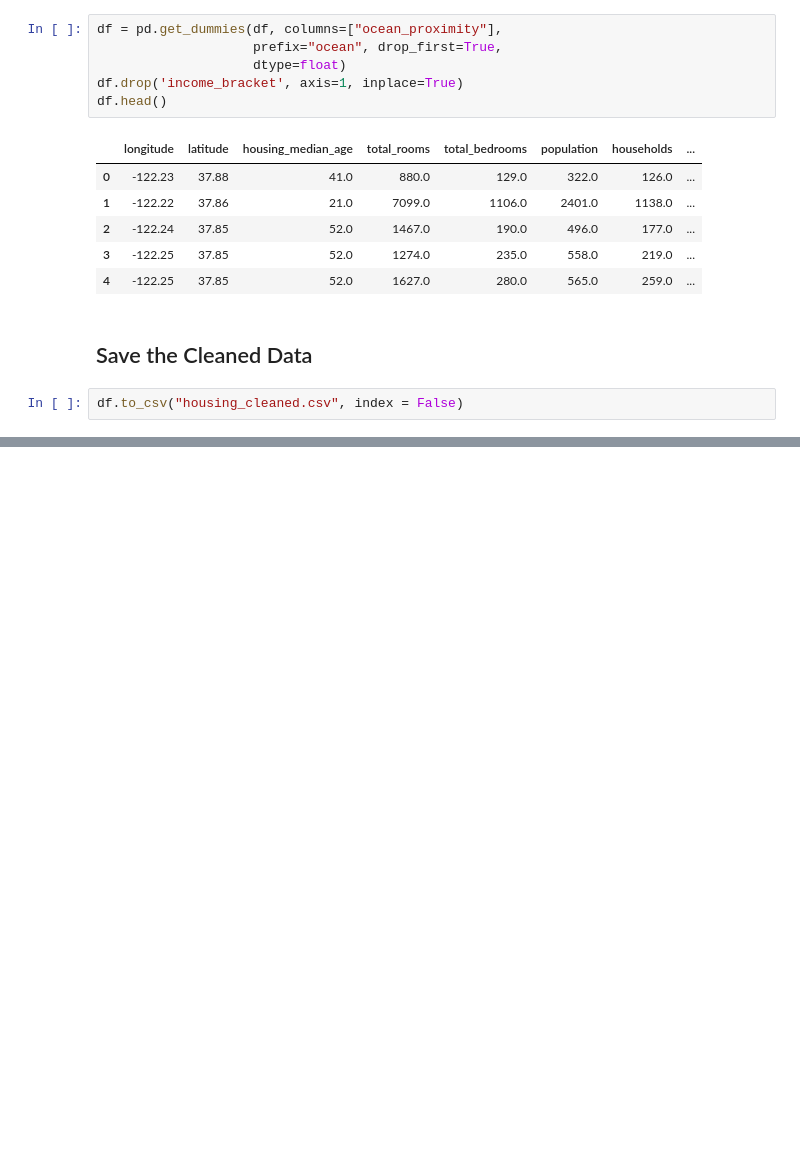
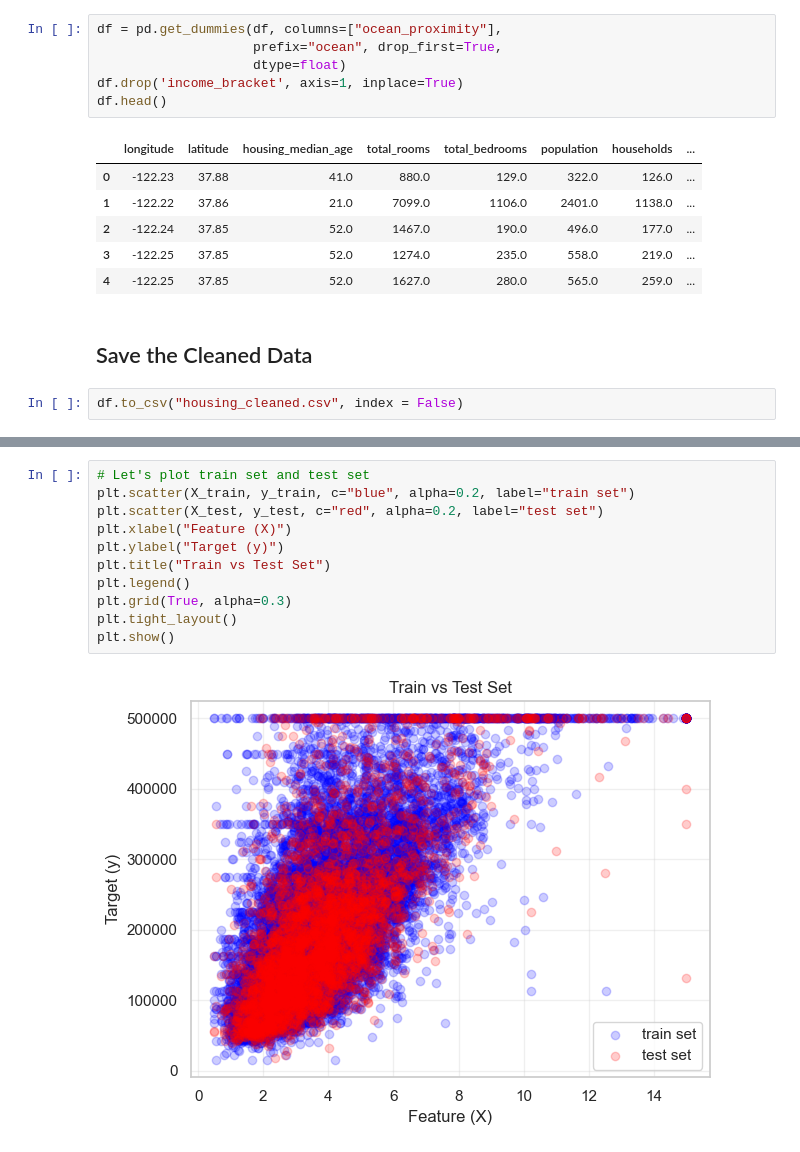
Before and after one commit to Asad-Afridi/NAVTTC-AI-Course, a Jupyter notebook: Month 02/Week 05/Notebooks/w5d3 - California Housing Data Analysis Capstone.ipynb, the cells around one changed output, grey strips where cells are left out. Drawn from its saved outputs; the diff is of its cells as text; blank space fills up the shorter version.

```diff
--- a/Month 02/Week 05/Notebooks/w5d3 - California Housing Data Analysis Capstone.ipynb
+++ b/Month 02/Week 05/Notebooks/w5d3 - California Housing Data Analysis Capstone.ipynb
@@ -698,0 +740,13 @@ df.to_csv("housing_cleaned.csv", index = False)
+# %%
+# Let's plot train set and test set
+plt.scatter(X_train, y_train, c="blue", alpha=0.2, label="train set")
+plt.scatter(X_test, y_test, c="red", alpha=0.2, label="test set")
+plt.xlabel("Feature (X)")
+plt.ylabel("Target (y)")
+plt.title("Train vs Test Set")
+plt.legend()
+plt.grid(True, alpha=0.3)
+plt.tight_layout()
+plt.show()
+# %% [output]
+[figure, added]
```
Also changed, not shown: parts of 10 cells of this notebook, 1 other file.
